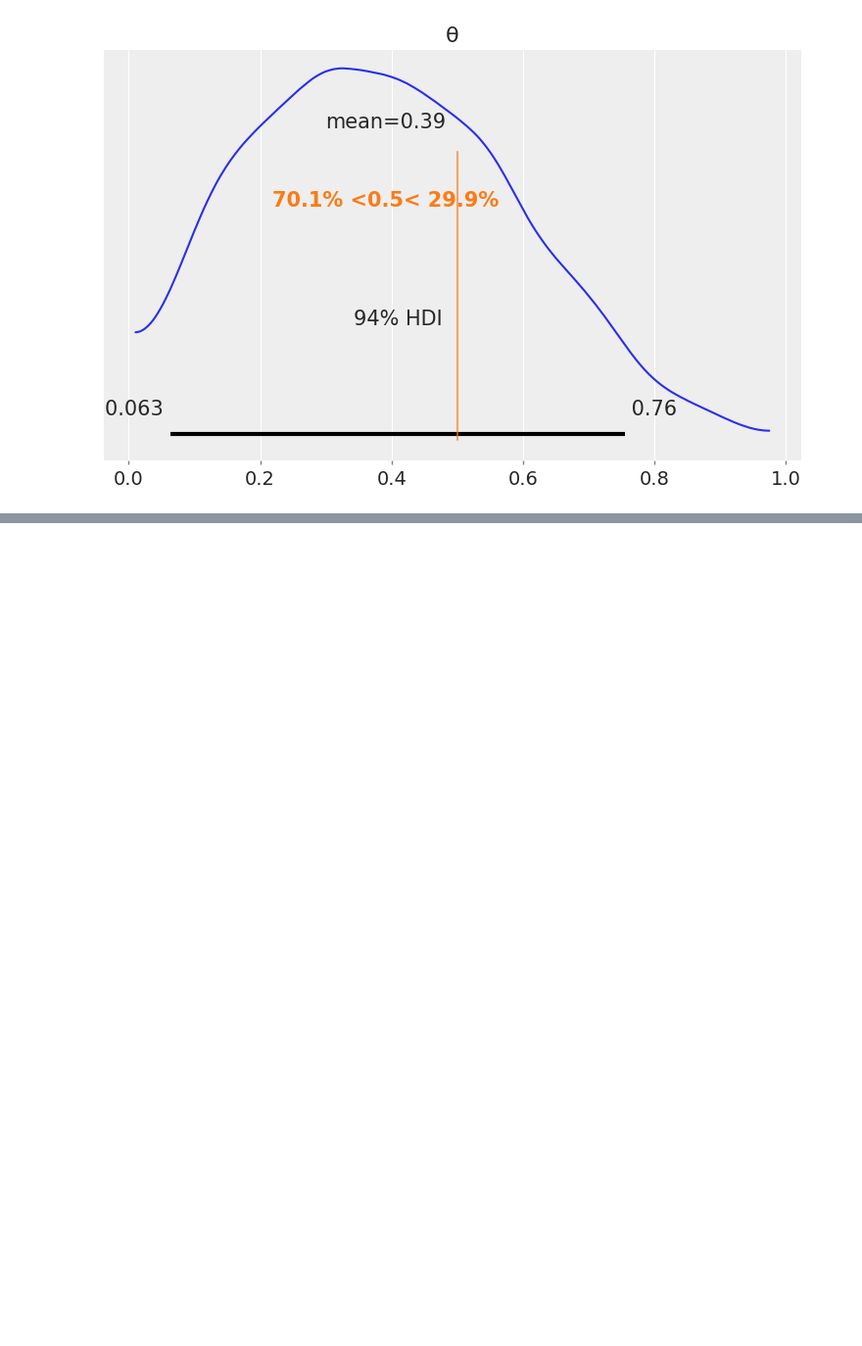
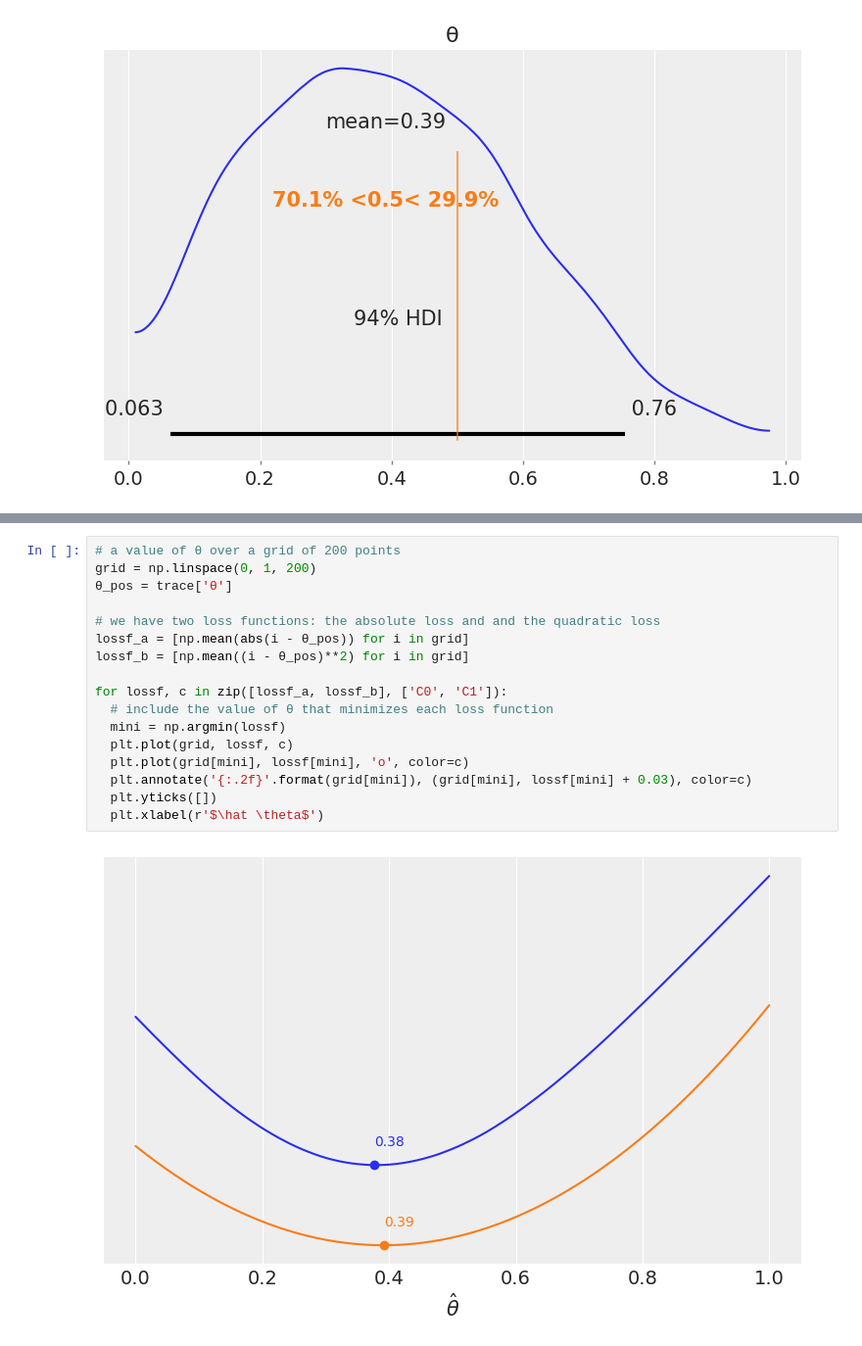
Before and after one commit to rahiakela/probabilistic-programming-practice, a Jupyter notebook: bayesian-analysis-with-python/2-programming-probabilistically/1_pymc3_primer.ipynb, the cells around one changed output, grey strips where cells are left out. Shown at 98% size. Drawn from its saved outputs; the diff is of its cells as text; blank space fills up the shorter version.

```diff
--- a/bayesian-analysis-with-python/2-programming-probabilistically/1_pymc3_primer.ipynb
+++ b/bayesian-analysis-with-python/2-programming-probabilistically/1_pymc3_primer.ipynb
@@ -142,0 +163,19 @@ az.plot_posterior(trace, ref_val=0.5)
+# %%
+# a value of θ over a grid of 200 points
+grid = np.linspace(0, 1, 200)
+θ_pos = trace['θ']
+
+# we have two loss functions: the absolute loss and and the quadratic loss
+lossf_a = [np.mean(abs(i - θ_pos)) for i in grid]
+lossf_b = [np.mean((i - θ_pos)**2) for i in grid]
+
+for lossf, c in zip([lossf_a, lossf_b], ['C0', 'C1']):
+  # include the value of θ that minimizes each loss function
+  mini = np.argmin(lossf)
+  plt.plot(grid, lossf, c)
+  plt.plot(grid[mini], lossf[mini], 'o', color=c)
+  plt.annotate('{:.2f}'.format(grid[mini]), (grid[mini], lossf[mini] + 0.03), color=c)
+  plt.yticks([])
+  plt.xlabel(r'$\hat \theta$')
+# %% [output]
+[figure, added]
```
Also changed, not shown: parts of 6 cells of this notebook.
